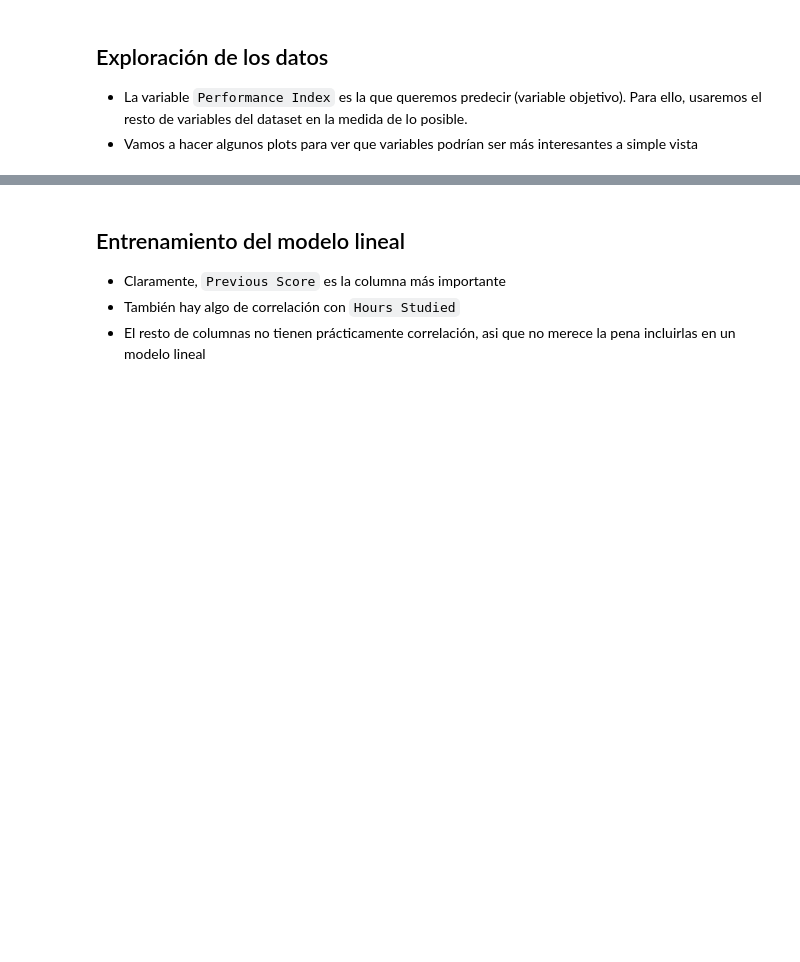
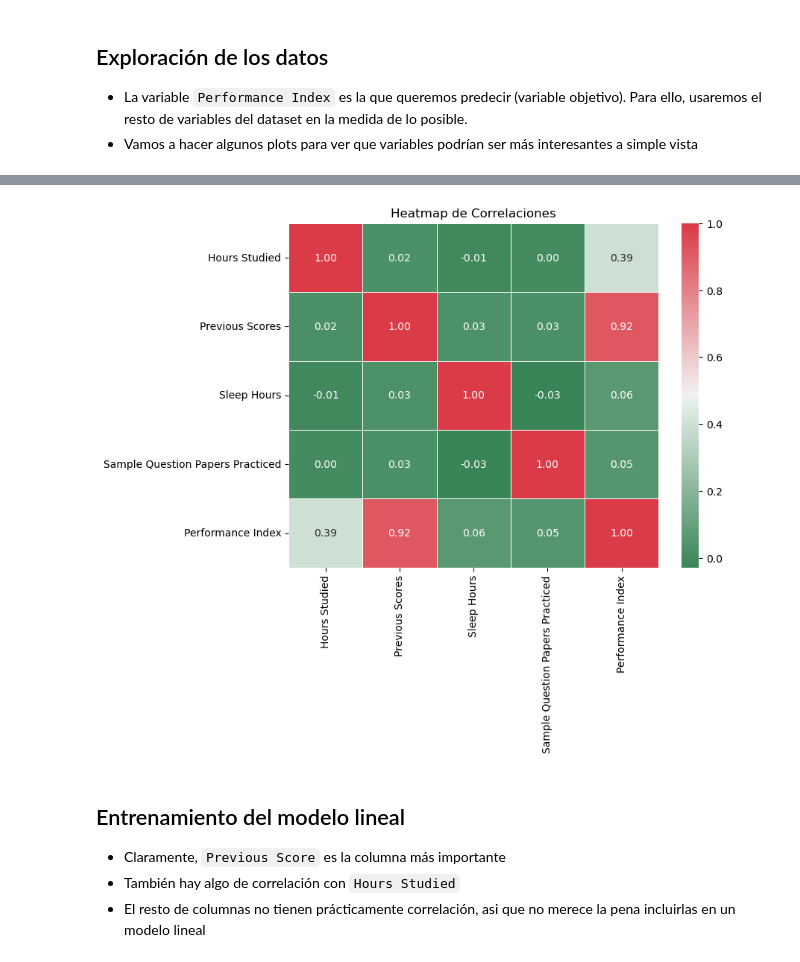
Before and after one commit to xianacarrera/python_course_2025, a Jupyter notebook: notebooks/linear_regression.ipynb, the cells around one changed output, grey strips where cells are left out. Cells and saved outputs as stored; diff of their text form; code cells hidden in the pictures; blank space fills up the shorter version.

```diff
--- a/notebooks/linear_regression.ipynb
+++ b/notebooks/linear_regression.ipynb
@@ -43,3 +53,17 @@ dtype: object
+# %%
+import seaborn as sns
+
+df_num = df.select_dtypes('number')
+corr_mat = df_num.corr()
+
+plt.figure(figsize=(8, 6))
+cmap = sns.diverging_palette(500, 10, as_cmap=True)
+sns.heatmap(corr_mat, annot=True, cmap=cmap, fmt=".2f", linewidths=0.5)
+
+plt.title("Heatmap de Correlaciones")
+plt.show()
+# %% [output]
+[figure, added]
 # %% [markdown]
 ## Entrenamiento del modelo lineal
 - Claramente, `Previous Score` es la columna más importante
```
Also changed, not shown: parts of 2 cells of this notebook, 5 other files.
